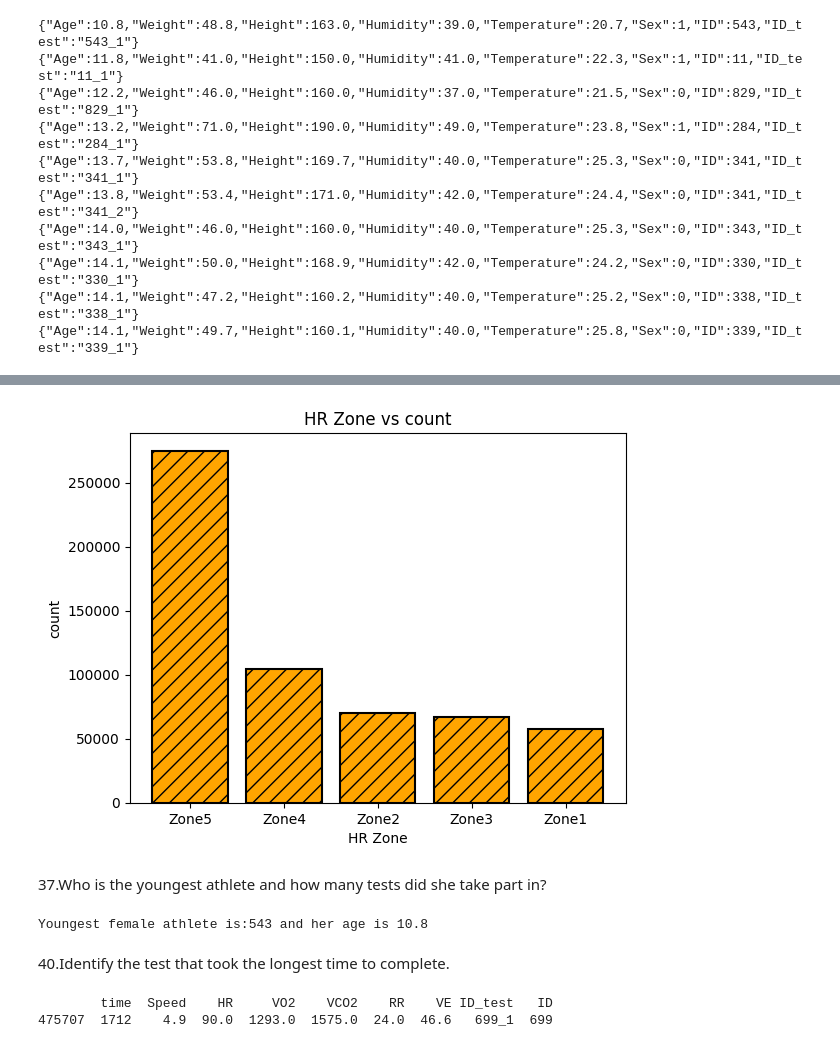
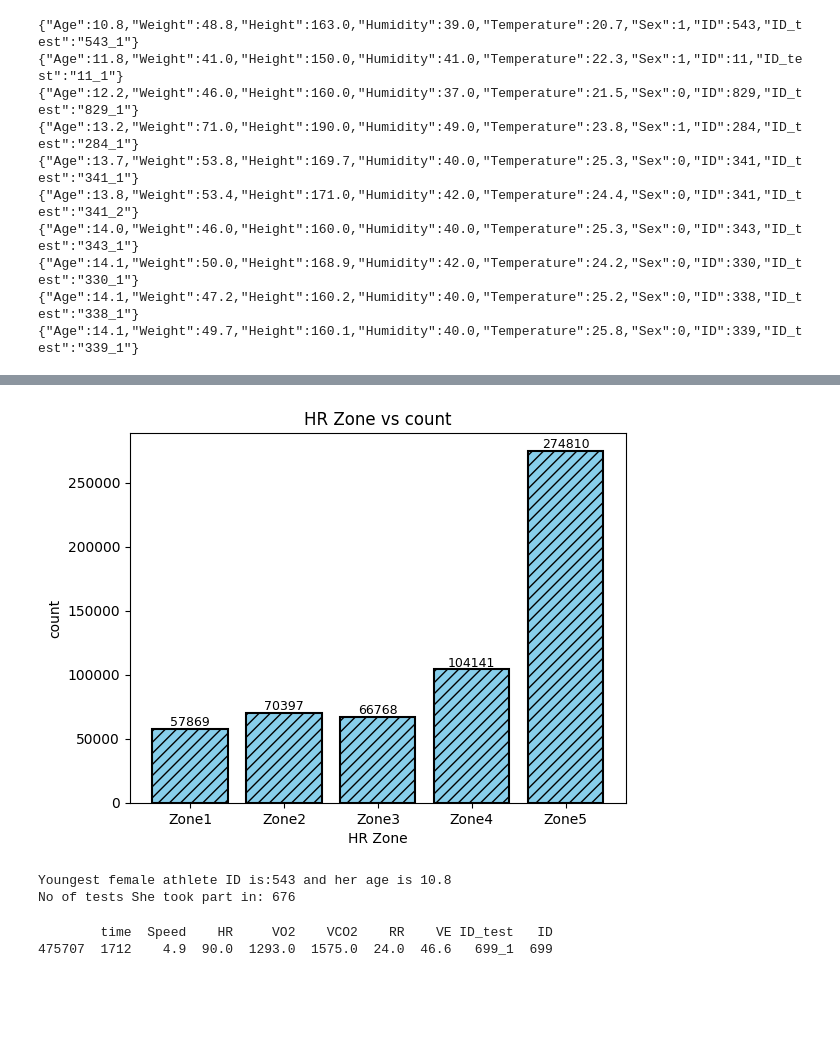
Before and after one commit to Chaithra-Git/Team7_LambdaLegends_PythonHackathon_APRIL25, a Jupyter notebook: greeshma_33-48.ipynb, the cells around one changed output, grey strips where cells are left out. Cells and saved outputs as stored; diff of their text form; code cells hidden in the pictures; blank space fills up the shorter version.

```diff
--- a/greeshma_33-48.ipynb
+++ b/greeshma_33-48.ipynb
@@ -44,6 +6,4 @@ Note: you may need to restart the kernel to use updated packages.
 # %%
-#importing pandas
-import pandas as pd
-
-#reading csv file - subject info
-pd.read_csv('subject-info.csv')
+#reading csv file
+df_subject=pd.read_csv('subject-info.csv')
+df_test=pd.read_csv('test_measure.csv')
@@ -140,23 +43,49 @@ Name: count, dtype: int64
-# %%
-#Plotting Bar Chart
-plt.bar(count_of_zone.index,count_of_zone.values,hatch='//', color='orange',edgecolor='black', linewidth=1.5)
-plt.xlabel("HR Zone")
-plt.ylabel("count")
-plt.title("HR Zone vs count")
-plt.show()
-# %% [output]
-[figure, removed]
-# %% [markdown]
-37.Who is the youngest athlete and how many tests did she take part in?
+# %%
+#36. Create a barchart for HR Zone vs count and apply hatches to the bars.
+
+#removing rows that has missing values in HR Column
+df_test = df_test.dropna(subset=['HR'])
+
+#hr-zones based on Q)23
+def hr_zones(hr):
+    if hr<100:
+        return "Zone1"   #-(recovery/easy)
+    elif hr<120:
+        return "Zone2"   #-(aerobic/base)
+    elif hr<135:
+        return "Zone3"   #-(tempo)
+    elif hr<155:
+        return "Zone4"   #-(lactate threshold)
+    else:
+        return "Zone5"   #-(anaerobic)
+
+#applying to each row
+df_test['hr_zones']=df_test['HR'].apply(hr_zones)
+
+#count of zone in each row
+count_of_zone = df_test['hr_zones'].value_counts().sort_index()
+
+# Plotting Bar Chart
+bars = plt.bar(count_of_zone.index, count_of_zone.values,hatch='///', color='skyblue', edgecolor='black', linewidth=1.5)
+
+# Label the bars
+for bar in bars:
+    yval = bar.get_height()  # Get the height (value) of each bar
+    plt.text(bar.get_x() + bar.get_width()/2, yval + 2, str(int(yval)),
+             ha='center', va='bottom', fontsize=9)
+
+#Plotting Bar Chart
+plt.xlabel("HR Zone")
+plt.ylabel("count")
+plt.title("HR Zone vs count")
+plt.show()
+# %% [output]
+[figure, added]
 # %%
-#importing pandas
-import pandas as pd
-
-#reading csv
-df = pd.read_csv("subject-info.csv")
+#37.Who is the youngest athlete and how many tests did she take part in?
 
 #Only rows where gender is female which is 1
-female_athlete = df[df['Sex'] == 1]
+female_athlete = df_subject[df_subject['Sex'] == 1]
 
 #youngest athlete whose age is minimum
 youngest_athlete = female_athlete['Age'].min()
@@ -167,11 +96,14 @@ youngest_female_athlete=female_athlete[female_athlete['Age'] == youngest_athlete
 #getting her ID
 youngest_female_athlete_ID=youngest_female_athlete['ID']
 
-print(f"Youngest female athlete is:{youngest_female_athlete_ID} and her age is {youngest_athlete}")
+print(f"Youngest female athlete ID is:{youngest_female_athlete_ID} and her age is {youngest_athlete}")
 
 #no of tests she took part
+no_of_tests = df_test[df_test['ID'] == youngest_female_athlete_ID]
+total_tests = no_of_tests.shape[0]
+
+print(f"No of tests She took part in: {total_tests}")
 # %% [output]
-Youngest female athlete is:543 and her age is 10.8
+Youngest female athlete ID is:543 and her age is 10.8
+No of tests She took part in: 676
-# %% [markdown]
-40.Identify the test that took the longest time to complete.
 # %%
```
Also changed, not shown: parts of 20 cells of this notebook.
